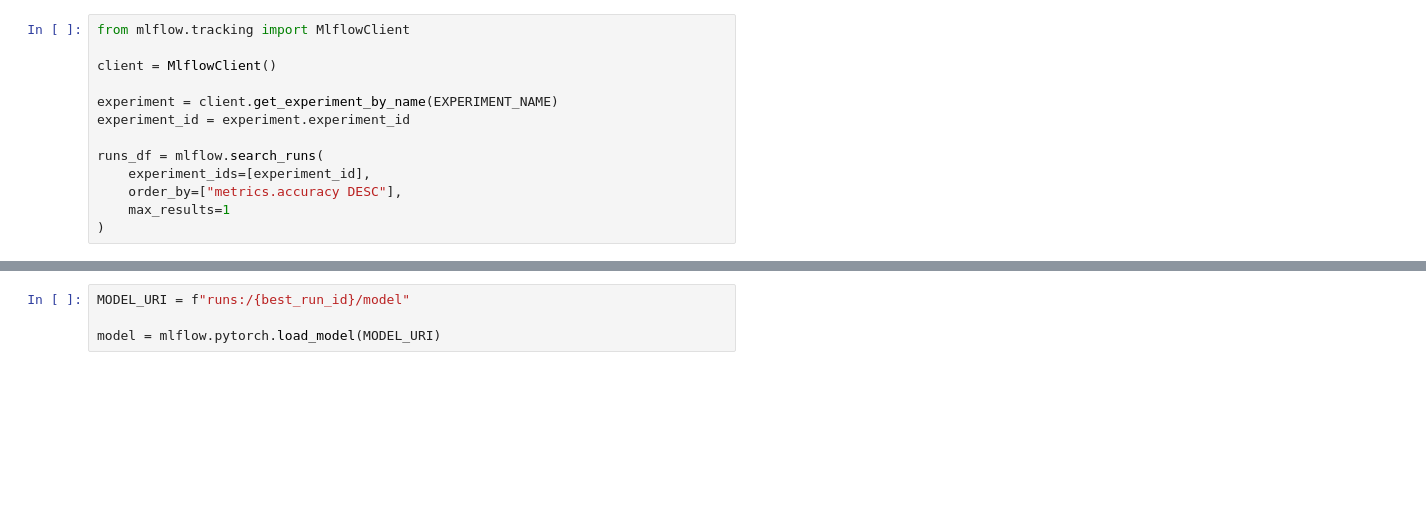
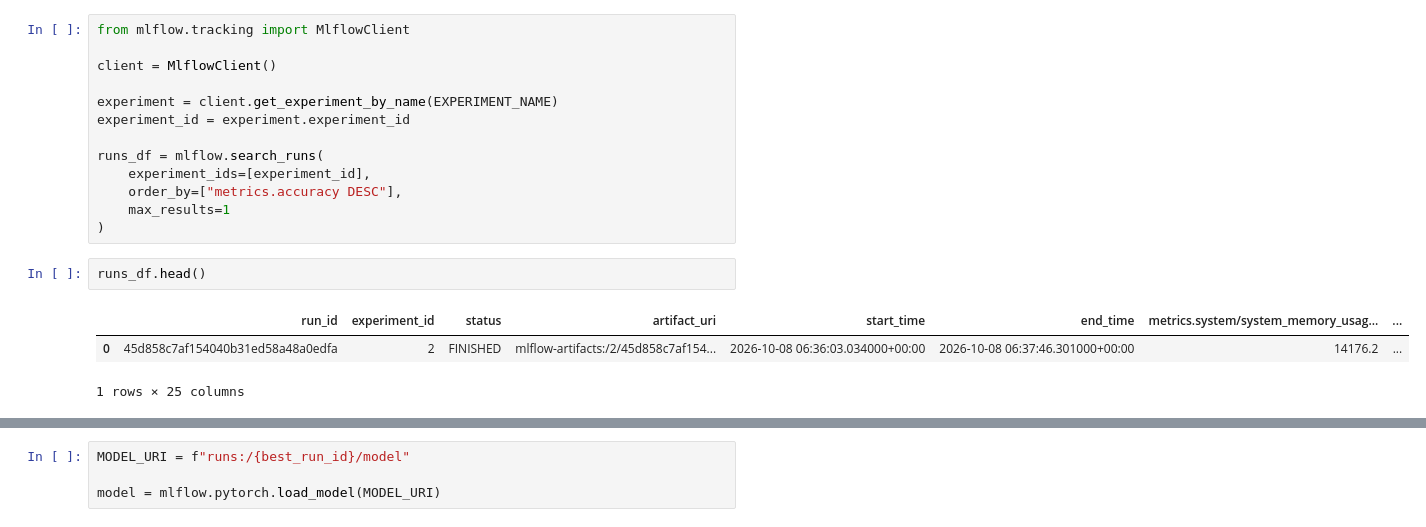
Before and after one commit to Mohamed-Mohamed-Ibrahim/Arabic-Sentiment-Analysis, a Jupyter notebook: notebooks/exploration.ipynb, the cells around one changed output, grey strips where cells are left out. Drawn from its saved outputs; the diff is of its cells as text; blank space fills up the shorter version.

```diff
--- a/notebooks/exploration.ipynb
+++ b/notebooks/exploration.ipynb
@@ -381,6 +366,12 @@ runs_df = mlflow.search_runs(
     order_by=["metrics.accuracy DESC"],
     max_results=1
 )
+# %%
+runs_df.head()
+# %% [output]
+|  | run_id | experiment_id | status | artifact_uri | start_time | end_time | metrics.system/system_memory_usag... | ... |
+| 0 | 45d858c7af154040b31ed58a48a0edfa | 2 | FINISHED | mlflow-artifacts:/2/45d858c7af154... | 2026-10-08 06:36:03.034000+00:00 | 2026-10-08 06:37:46.301000+00:00 | 14176.2 | ... |
+1 rows × 25 columns
 # %%
 if not runs_df.empty:
     best_run_id = runs_df.iloc[0]["run_id"]
```
Also changed, not shown: parts of 17 cells of this notebook, 1 other file.
